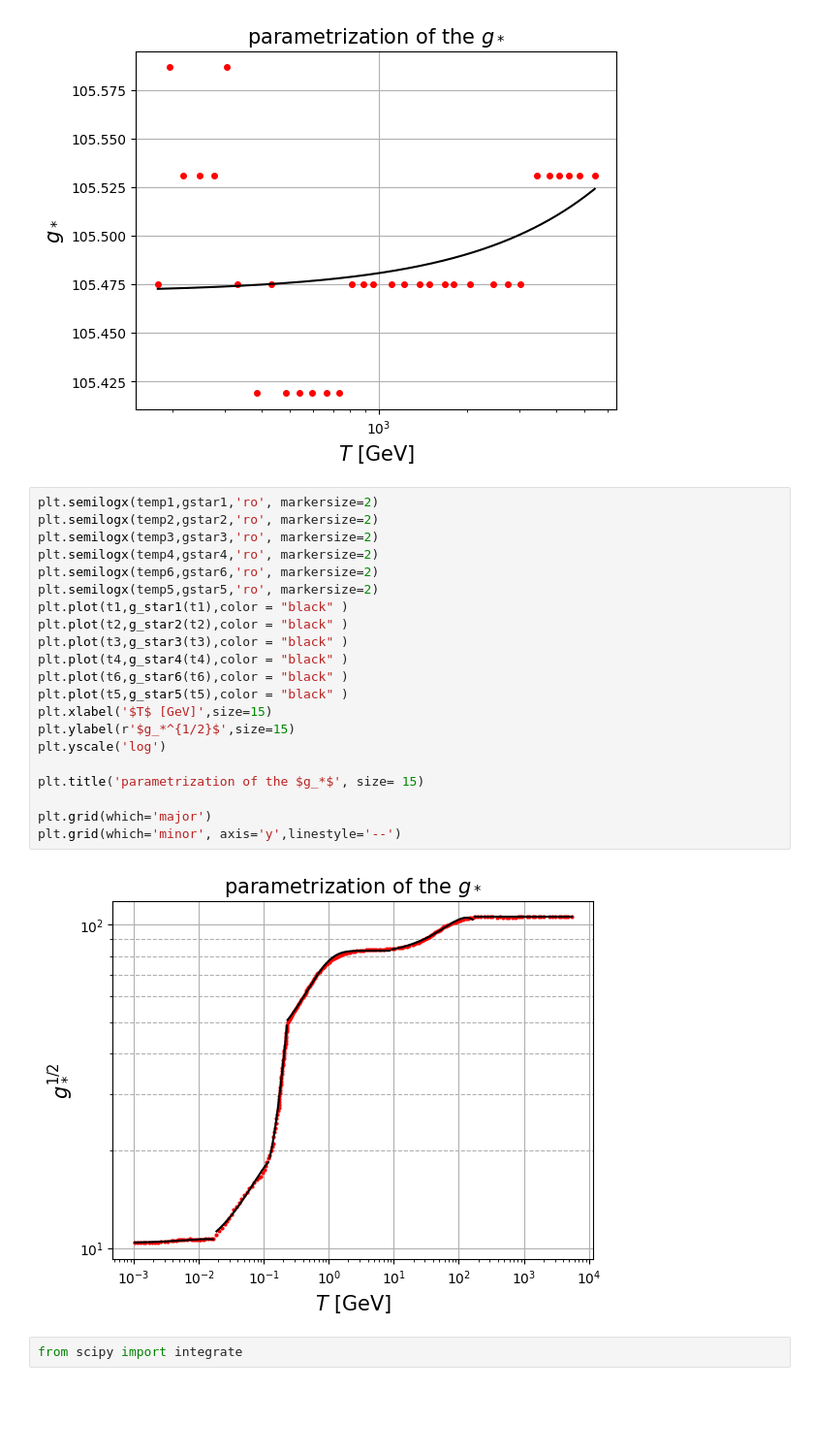
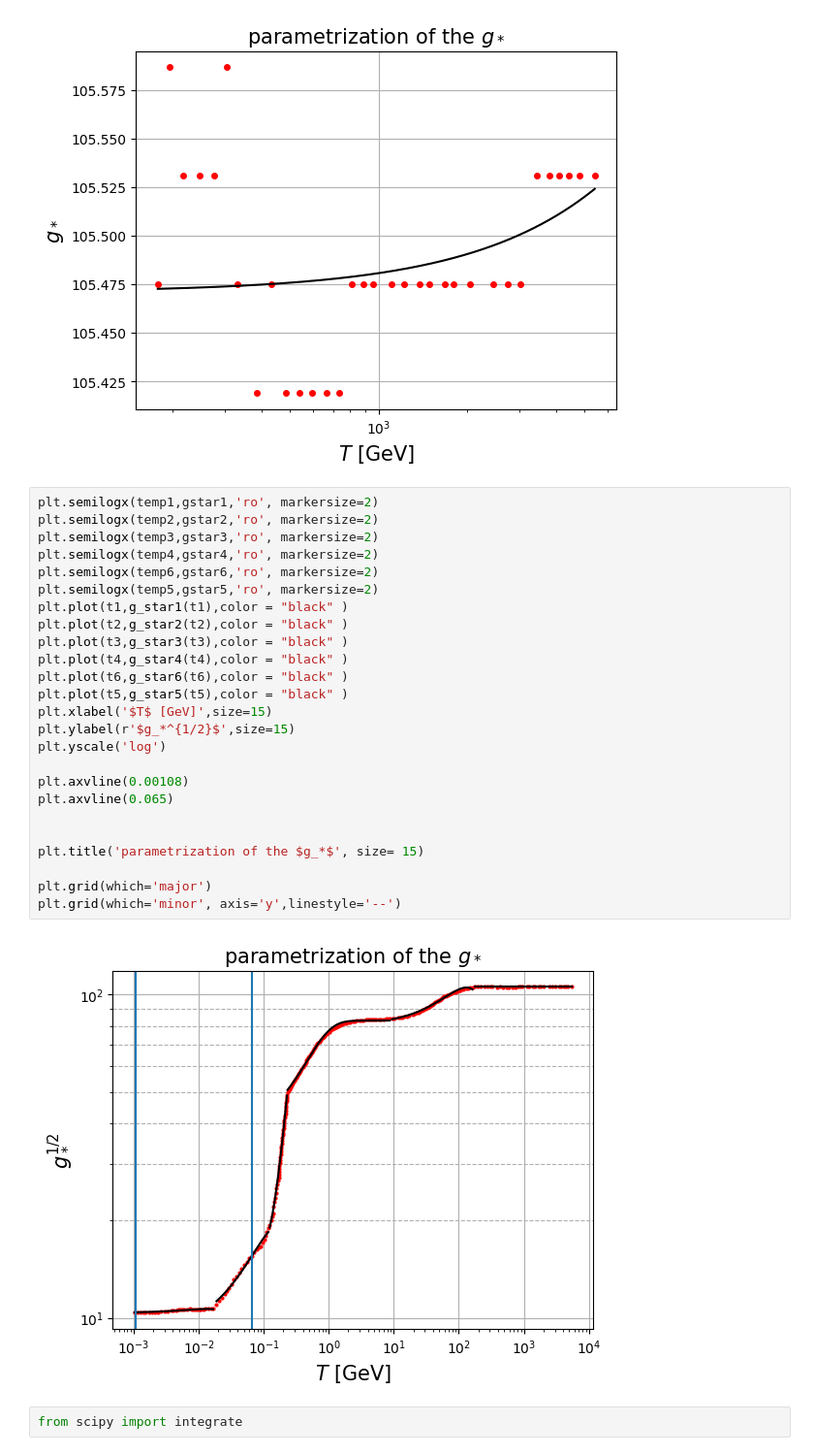
Before and after one commit to nico0407/DM-freeze-out, a Jupyter notebook: iDM-freze-out/iDM freeze-outcopia.ipynb, the cells around one changed output. Shown: that part at 97% size. Saved outputs shown, nothing was run; the diff lists cells and outputs as text; blank space fills up the shorter version.

```diff
--- a/iDM-freze-out/iDM freeze-outcopia.ipynb
+++ b/iDM-freze-out/iDM freeze-outcopia.ipynb
@@ -328,26 +328,30 @@ plt.grid()
 # %%
 plt.semilogx(temp1,gstar1,'ro', markersize=2)
 plt.semilogx(temp2,gstar2,'ro', markersize=2)
 plt.semilogx(temp3,gstar3,'ro', markersize=2)
 plt.semilogx(temp4,gstar4,'ro', markersize=2)
 plt.semilogx(temp6,gstar6,'ro', markersize=2)
 plt.semilogx(temp5,gstar5,'ro', markersize=2)
 plt.plot(t1,g_star1(t1),color = "black" )
 plt.plot(t2,g_star2(t2),color = "black" )
 plt.plot(t3,g_star3(t3),color = "black" )
 plt.plot(t4,g_star4(t4),color = "black" )
 plt.plot(t6,g_star6(t6),color = "black" )
 plt.plot(t5,g_star5(t5),color = "black" )
 plt.xlabel('$T$ [GeV]',size=15)
 plt.ylabel(r'$g_*^{1/2}$',size=15)
 plt.yscale('log')
 
+plt.axvline(0.00108)
+plt.axvline(0.065)
+
+
 plt.title('parametrization of the $g_*$', size= 15)
 
 plt.grid(which='major')
 plt.grid(which='minor', axis='y',linestyle='--')
 # %% [output]
-[figure, old version]
+[figure, new version]
 # %%
 from scipy import integrate
 # %% [markdown]
```
Also changed, not shown: parts of 12 cells of this notebook, 1 other file.
